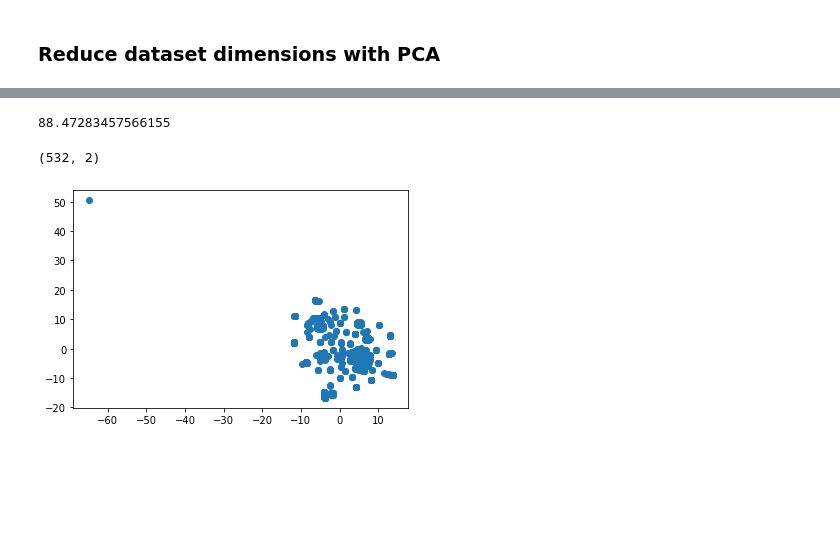
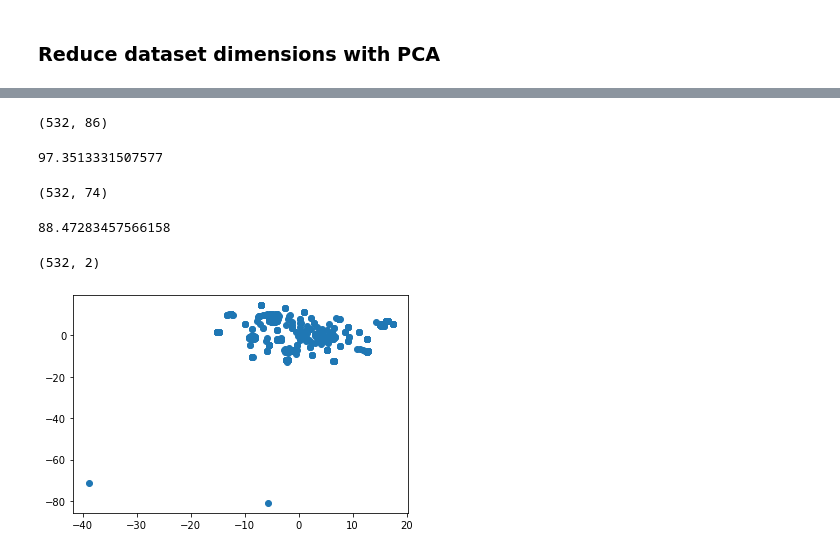
Before and after one commit to WWatkins142/unsupervised-learning-challenge, a Jupyter notebook: crypto-Starter.ipynb, the cells around one changed output, grey strips where cells are left out. Saved outputs shown, nothing was run; the diff lists cells and outputs as text; code cells hidden in the pictures; blank space fills up the shorter version.

```diff
--- a/crypto-Starter.ipynb
+++ b/crypto-Starter.ipynb
@@ -151,12 +147,40 @@ print(values_scaled.shape)
+# %%
+# Reduce dimensions with PCA (99% of data)
+pca = PCA(n_components=0.99)
+principal_components = pca.fit_transform(values_scaled)
+principal_components.shape
+# %% [output]
+(532, 86)
 # %%
 # The sum of the explained variance of the principal components
+pca.explained_variance_.sum()
 # %% [output]
-88.47283457566155
+97.3513331507577
+# %%
+# Reduce dimensions with PCA (90% of data)
+pca = PCA(n_components=0.90)
+principal_components = pca.fit_transform(values_scaled)
+principal_components.shape
+# %% [output]
+(532, 74)
+# %%
+# The sum of the explained variance of the principal components
+pca.explained_variance_.sum()
+# %% [output]
+88.47283457566158
 # %%
 # Reduce dimensions with t-SNE
+tsne_1 = TSNE(perplexity=50)
+tsne_1Features = tsne_1.fit_transform(principal_components)
+tsne_1Features.shape
 # %% [output]
 (532, 2)
 # %%
 # Plot t-SNE output
+X = tsne_1Features[:,0]
+y = tsne_1Features[:,1]
+
+plt.scatter(X,y)
+plt.show()
 # %% [output]
-[figure, old version]
+[figure, new version]
```
Also changed, not shown: parts of 6 cells of this notebook.
